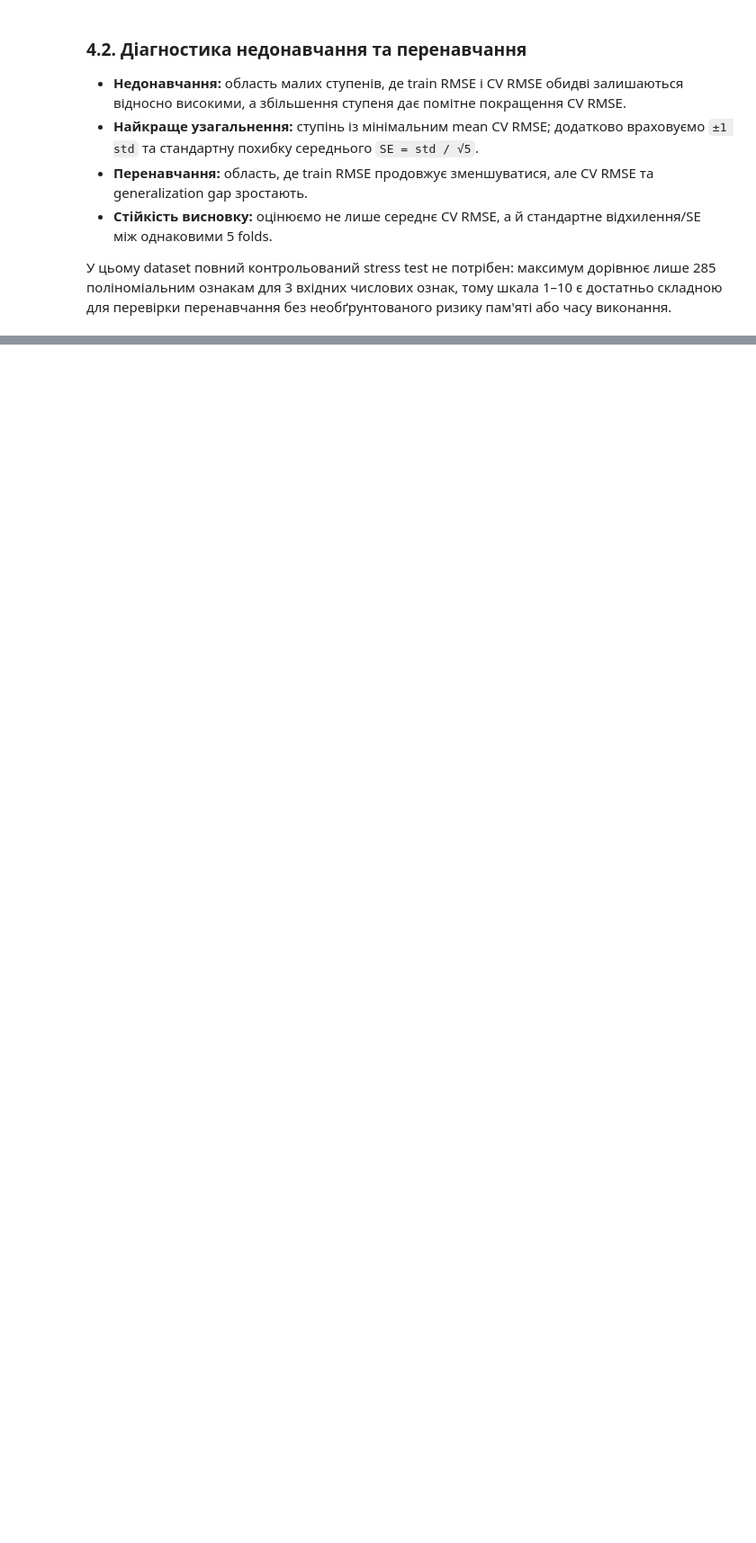
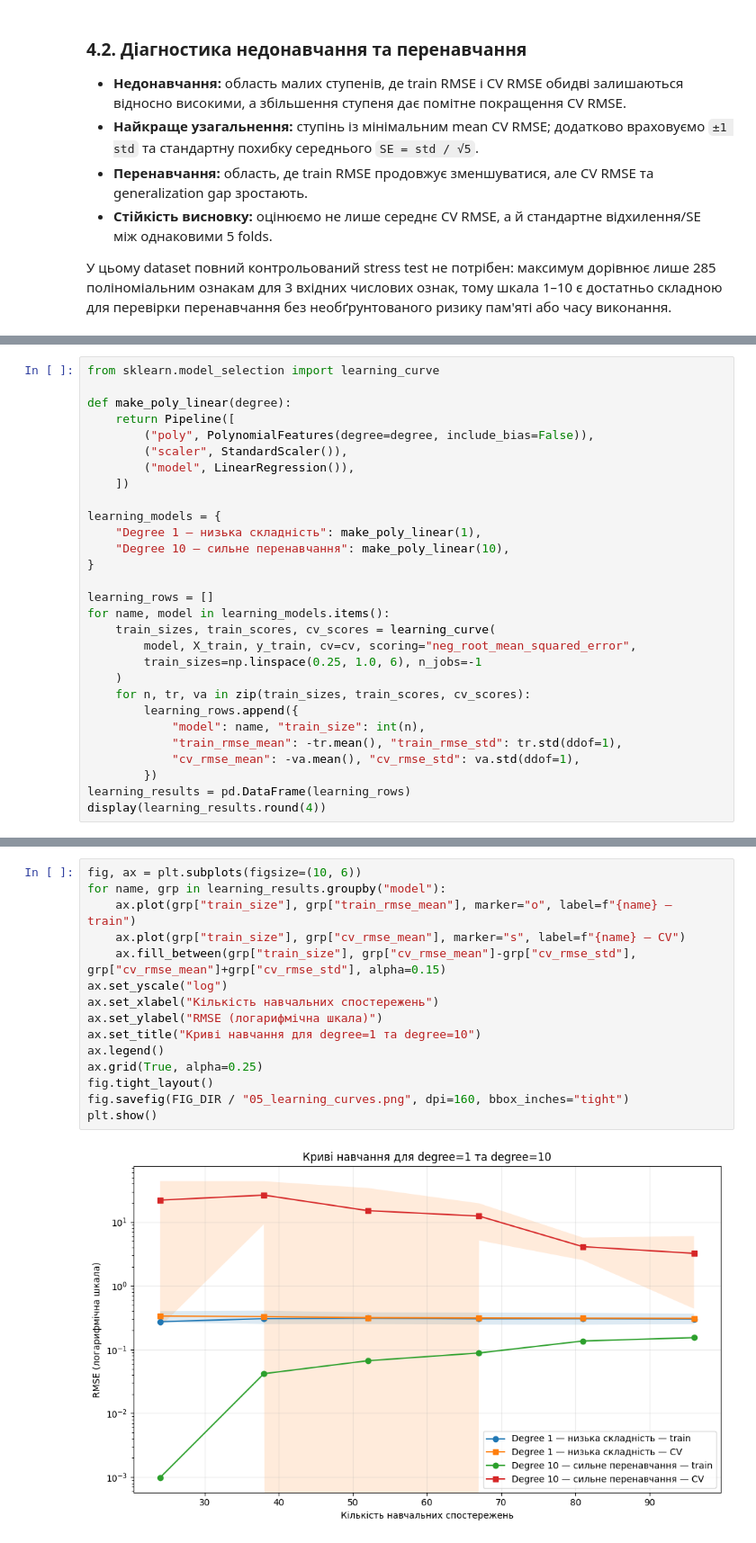
Before and after one commit to Yaroslav071315/machine-learning-course-volovnyk, a Jupyter notebook: practical03/notebook/Practical03.ipynb, the cells around one changed output, grey strips where cells are left out. Shown at 90% size. Saved outputs shown, nothing was run; the diff lists cells and outputs as text; blank space fills up the shorter version.

Commit message:
Constructing learning curves and applying regularization

```diff
--- a/practical03/notebook/Practical03.ipynb
+++ b/practical03/notebook/Practical03.ipynb
@@ -384,0 +317,29 @@ plt.show()
+# %%
+from sklearn.model_selection import learning_curve
+
+def make_poly_linear(degree):
+    return Pipeline([
+        ("poly", PolynomialFeatures(degree=degree, include_bias=False)),
+        ("scaler", StandardScaler()),
+        ("model", LinearRegression()),
+    ])
+
+learning_models = {
+    "Degree 1 — низька складність": make_poly_linear(1),
+    "Degree 10 — сильне перенавчання": make_poly_linear(10),
+}
+
+learning_rows = []
+for name, model in learning_models.items():
+    train_sizes, train_scores, cv_scores = learning_curve(
+        model, X_train, y_train, cv=cv, scoring="neg_root_mean_squared_error",
+        train_sizes=np.linspace(0.25, 1.0, 6), n_jobs=-1
+    )
+    for n, tr, va in zip(train_sizes, train_scores, cv_scores):
+        learning_rows.append({
+            "model": name, "train_size": int(n),
+            "train_rmse_mean": -tr.mean(), "train_rmse_std": tr.std(ddof=1),
+            "cv_rmse_mean": -va.mean(), "cv_rmse_std": va.std(ddof=1),
+        })
+learning_results = pd.DataFrame(learning_rows)
+display(learning_results.round(4))
@@ -384,0 +360,17 @@ plt.show()
+# %%
+fig, ax = plt.subplots(figsize=(10, 6))
+for name, grp in learning_results.groupby("model"):
+    ax.plot(grp["train_size"], grp["train_rmse_mean"], marker="o", label=f"{name} — train")
+    ax.plot(grp["train_size"], grp["cv_rmse_mean"], marker="s", label=f"{name} — CV")
+    ax.fill_between(grp["train_size"], grp["cv_rmse_mean"]-grp["cv_rmse_std"], grp["cv_rmse_mean"]+grp["cv_rmse_std"], alpha=0.15)
+ax.set_yscale("log")
+ax.set_xlabel("Кількість навчальних спостережень")
+ax.set_ylabel("RMSE (логарифмічна шкала)")
+ax.set_title("Криві навчання для degree=1 та degree=10")
+ax.legend()
+ax.grid(True, alpha=0.25)
+fig.tight_layout()
+fig.savefig(FIG_DIR / "05_learning_curves.png", dpi=160, bbox_inches="tight")
+plt.show()
+# %% [output]
+[figure, added]
```
Also changed, not shown: parts of 12 cells of this notebook.
